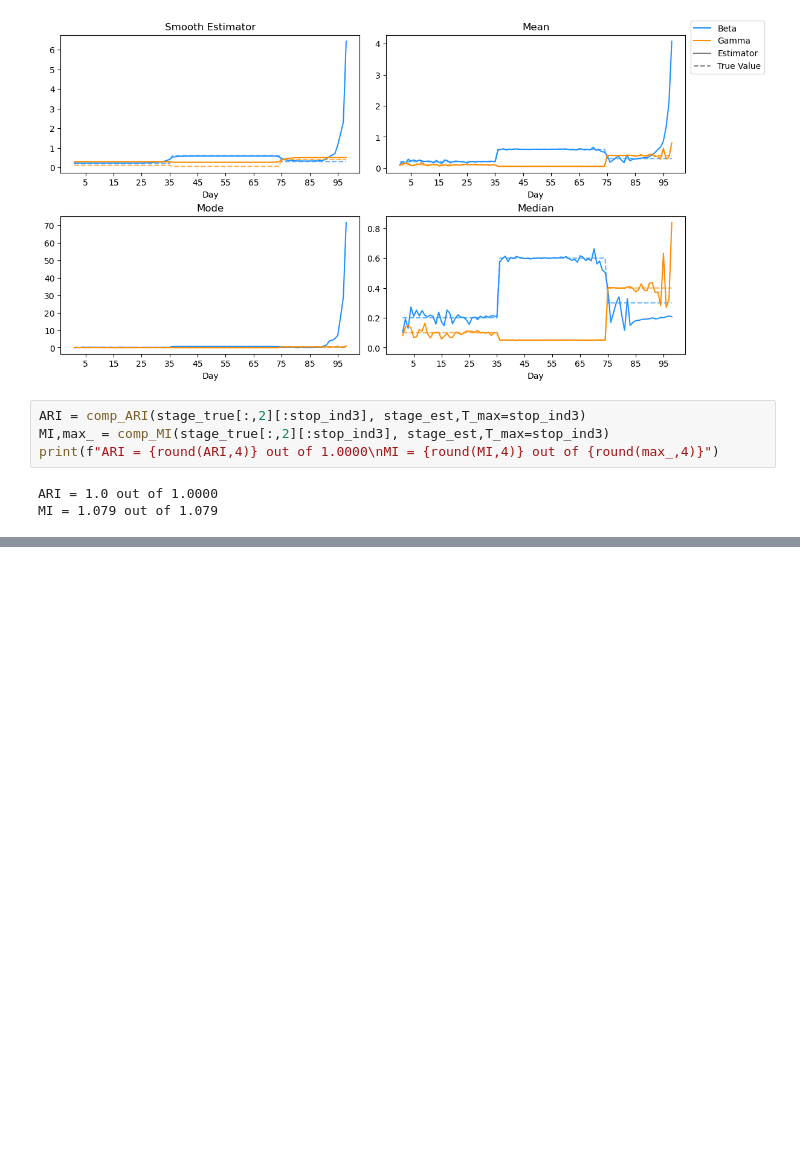
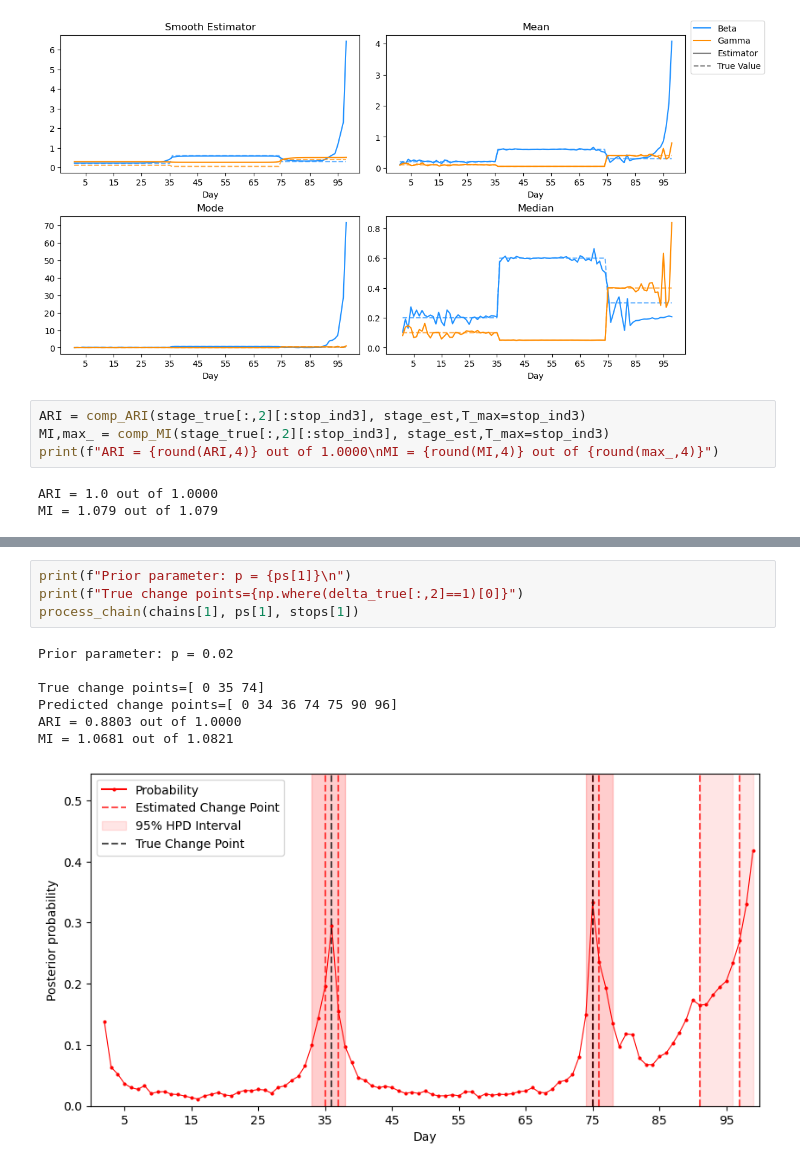
Before and after one commit to enlupi/SIR-Model-Change-Points, a Jupyter notebook: Presentation/Presentation.ipynb, the cells around one changed output, grey strips where cells are left out. Cells and saved outputs as stored; diff of their text form; blank space fills up the shorter version.

```diff
--- a/Presentation/Presentation.ipynb
+++ b/Presentation/Presentation.ipynb
@@ -1034,0 +1073,12 @@ MI = 1.079 out of 1.079
+# %%
+print(f"Prior parameter: p = {ps[1]}\n")
+print(f"True change points={np.where(delta_true[:,2]==1)[0]}")
+process_chain(chains[1], ps[1], stops[1])
+# %% [output]
+Prior parameter: p = 0.02
+
+True change points=[ 0 35 74]
+Predicted change points=[ 0 34 36 74 75 90 96]
+ARI = 0.8803 out of 1.0000
+MI = 1.0681 out of 1.0821
+[figure, added]
```
Also changed, not shown: parts of 17 cells of this notebook.
